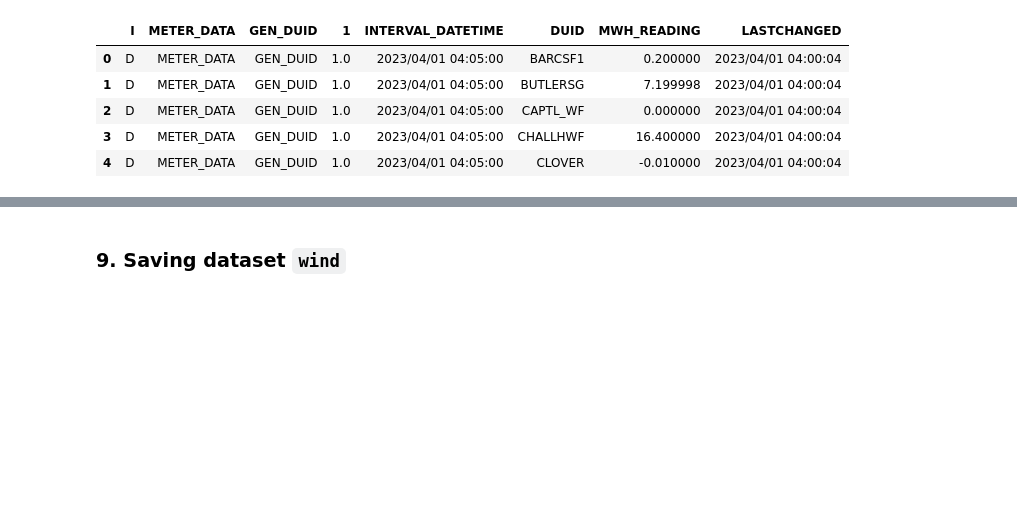
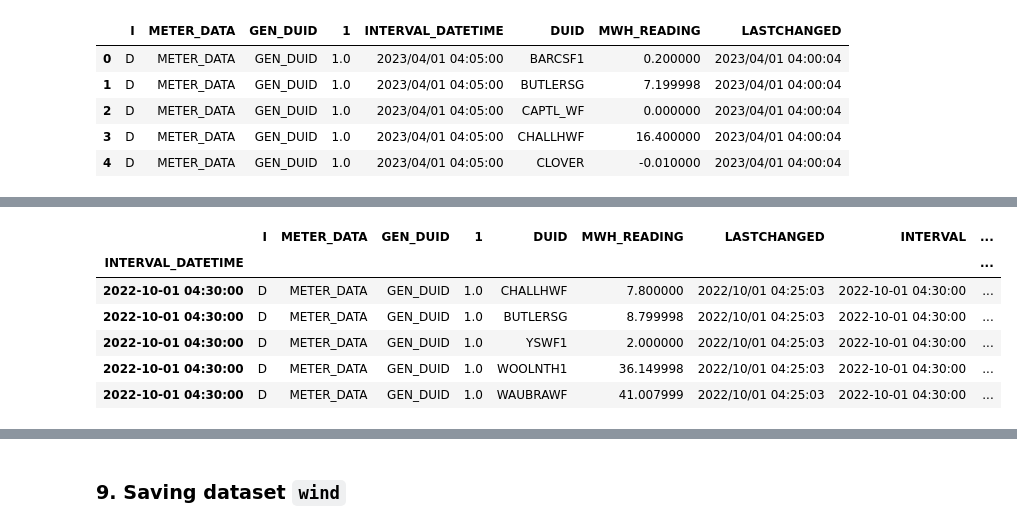
Before and after one commit to heycece/nemforecasting, a Jupyter notebook: BeautifulSoup Webscraper - wind data.ipynb, the cells around one changed output, grey strips where cells are left out. Saved outputs shown, nothing was run; the diff lists cells and outputs as text; code cells hidden in the pictures; blank space fills up the shorter version.

```diff
--- a/BeautifulSoup Webscraper - wind data.ipynb
+++ b/BeautifulSoup Webscraper - wind data.ipynb
@@ -575,0 +576,7 @@ combined_df = combined_df.sort_values(by='INTERVAL_DATETIME', ascending=True)
+# %%
+# Converting CALENDAR_DAY to datetime
+combined_df['INTERVAL_DATETIME'] = pd.to_datetime(combined_df['INTERVAL_DATETIME'])
+combined_df = combined_df.sort_values(by='INTERVAL_DATETIME', ascending=True)
+combined_df['INTERVAL'] = combined_df['INTERVAL_DATETIME'].copy()
+combined_df.set_index('INTERVAL_DATETIME', inplace=True)
+combined_df.head()
@@ -575,0 +591,17 @@ combined_df = combined_df.sort_values(by='INTERVAL_DATETIME', ascending=True)
+# %%
+# Resample the data into 30-minute intervals and calculate the mean
+average_per_30min = combined_df['MWH_READING'].resample('30T').mean()
+combined_df['AveMWH_READING'] = average_per_30min
+
+combined_df.dropna(inplace=True)
+
+combined_df.reset_index(drop=True)
+combined_df.head()
+# %% [output]
+|  | I | METER_DATA | GEN_DUID | 1 | DUID | MWH_READING | LASTCHANGED | INTERVAL | ... |
+| INTERVAL_DATETIME |  |  |  |  |  |  |  |  | ... |
+| 2022-10-01 04:30:00 | D | METER_DATA | GEN_DUID | 1.0 | CHALLHWF | 7.800000 | 2022/10/01 04:25:03 | 2022-10-01 04:30:00 | ... |
+| 2022-10-01 04:30:00 | D | METER_DATA | GEN_DUID | 1.0 | BUTLERSG | 8.799998 | 2022/10/01 04:25:03 | 2022-10-01 04:30:00 | ... |
+| 2022-10-01 04:30:00 | D | METER_DATA | GEN_DUID | 1.0 | YSWF1 | 2.000000 | 2022/10/01 04:25:03 | 2022-10-01 04:30:00 | ... |
+| 2022-10-01 04:30:00 | D | METER_DATA | GEN_DUID | 1.0 | WOOLNTH1 | 36.149998 | 2022/10/01 04:25:03 | 2022-10-01 04:30:00 | ... |
+| 2022-10-01 04:30:00 | D | METER_DATA | GEN_DUID | 1.0 | WAUBRAWF | 41.007999 | 2022/10/01 04:25:03 | 2022-10-01 04:30:00 | ... |
```
Also changed, not shown: parts of 28 cells of this notebook.
